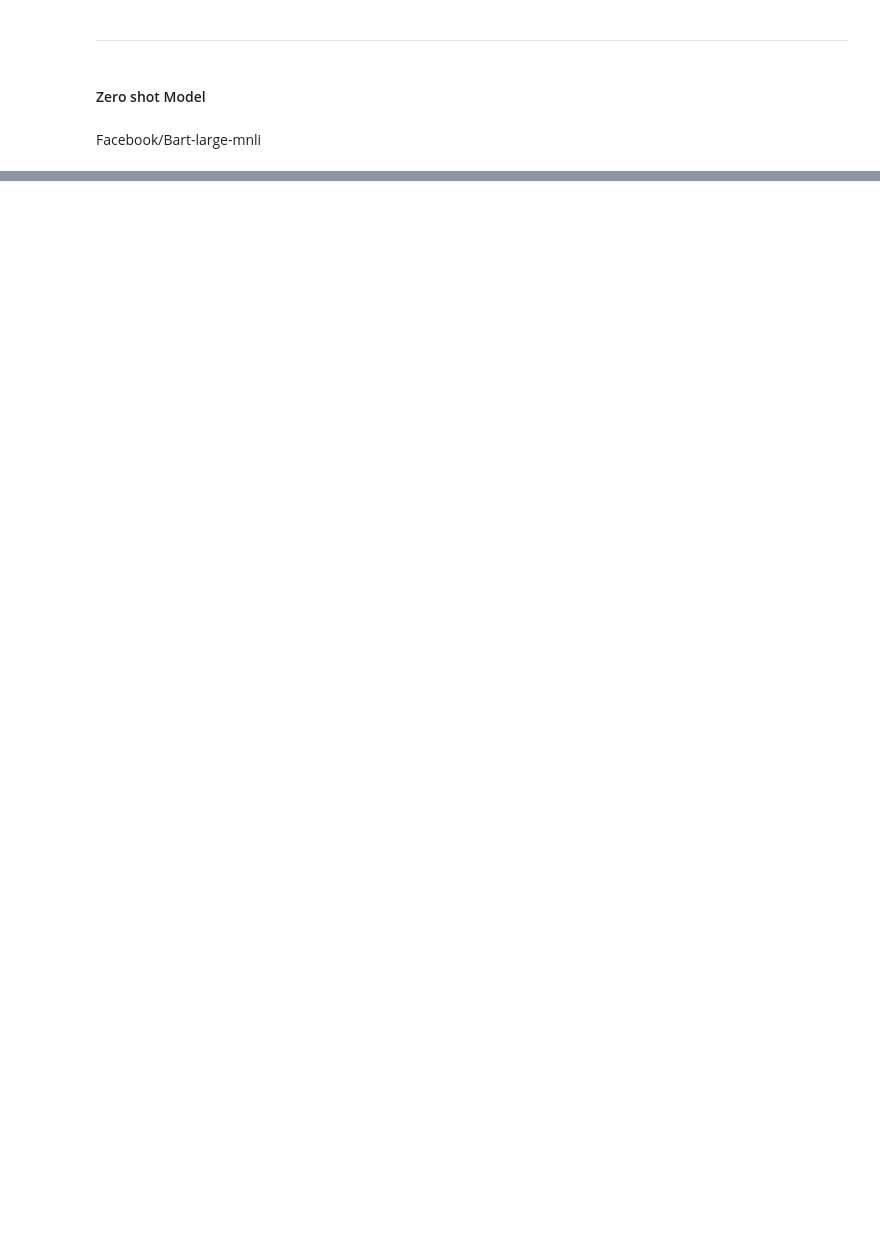
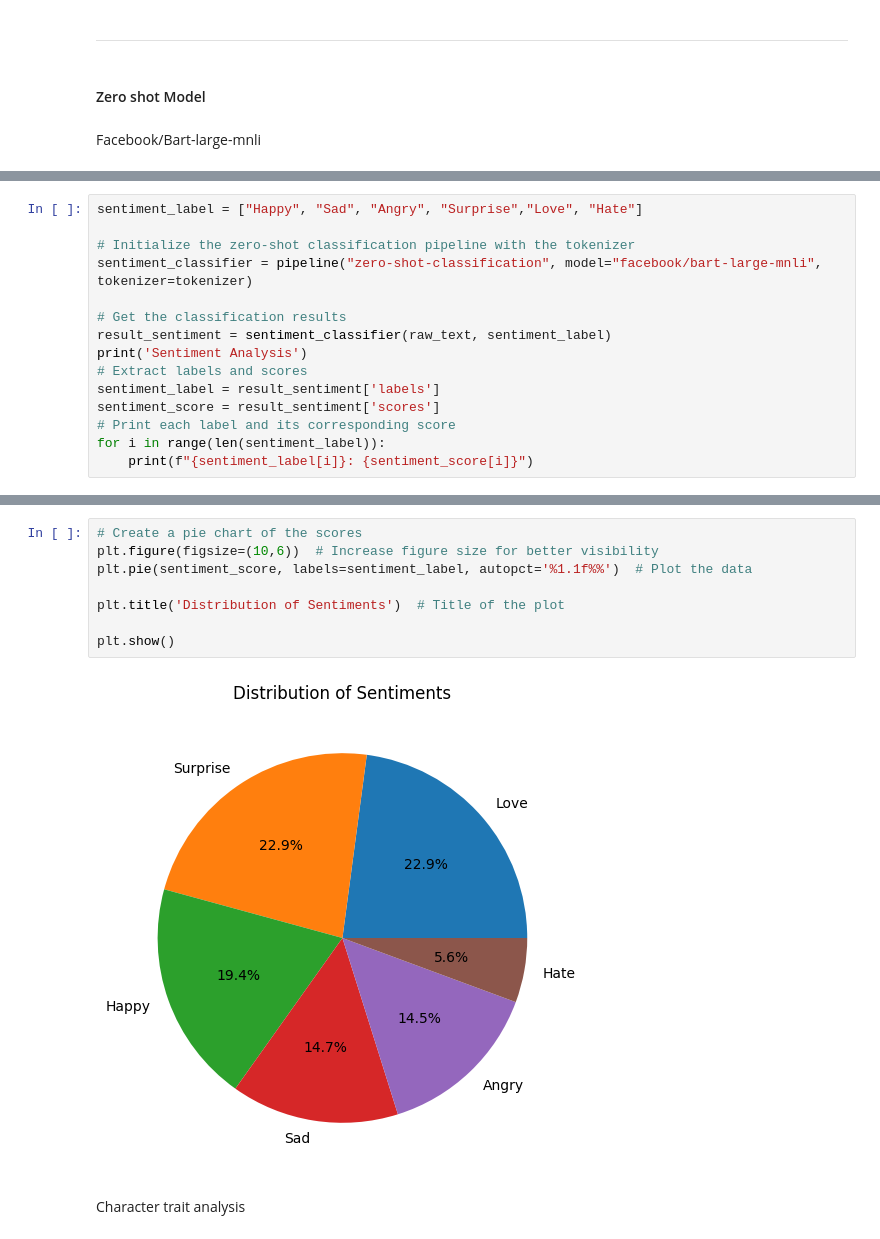
Before and after one commit to mau-JS/NLP-Project, a Jupyter notebook: ProjectNLP.ipynb, the cells around one changed output, grey strips where cells are left out. Cells and saved outputs as stored; diff of their text form; blank space fills up the shorter version.

```diff
--- a/ProjectNLP.ipynb
+++ b/ProjectNLP.ipynb
@@ -407,0 +438,15 @@ If your task is similar to the task the model of the checkpoint was trained on,
+# %%
+sentiment_label = ["Happy", "Sad", "Angry", "Surprise","Love", "Hate"]
+
+# Initialize the zero-shot classification pipeline with the tokenizer
+sentiment_classifier = pipeline("zero-shot-classification", model="facebook/bart-large-mnli", tokenizer=tokenizer)
+
+# Get the classification results
+result_sentiment = sentiment_classifier(raw_text, sentiment_label)
+print('Sentiment Analysis')
+# Extract labels and scores
+sentiment_label = result_sentiment['labels']
+sentiment_score = result_sentiment['scores']
+# Print each label and its corresponding score
+for i in range(len(sentiment_label)):
+    print(f"{sentiment_label[i]}: {sentiment_score[i]}")
@@ -407,0 +466,12 @@ If your task is similar to the task the model of the checkpoint was trained on,
+# %%
+# Create a pie chart of the scores
+plt.figure(figsize=(10,6))  # Increase figure size for better visibility
+plt.pie(sentiment_score, labels=sentiment_label, autopct='%1.1f%%')  # Plot the data
+
+plt.title('Distribution of Sentiments')  # Title of the plot
+
+plt.show()
+# %% [output]
+[figure, added]
+# %% [markdown]
+Character trait analysis
```
Also changed, not shown: parts of 24 cells of this notebook, 2 other files.
